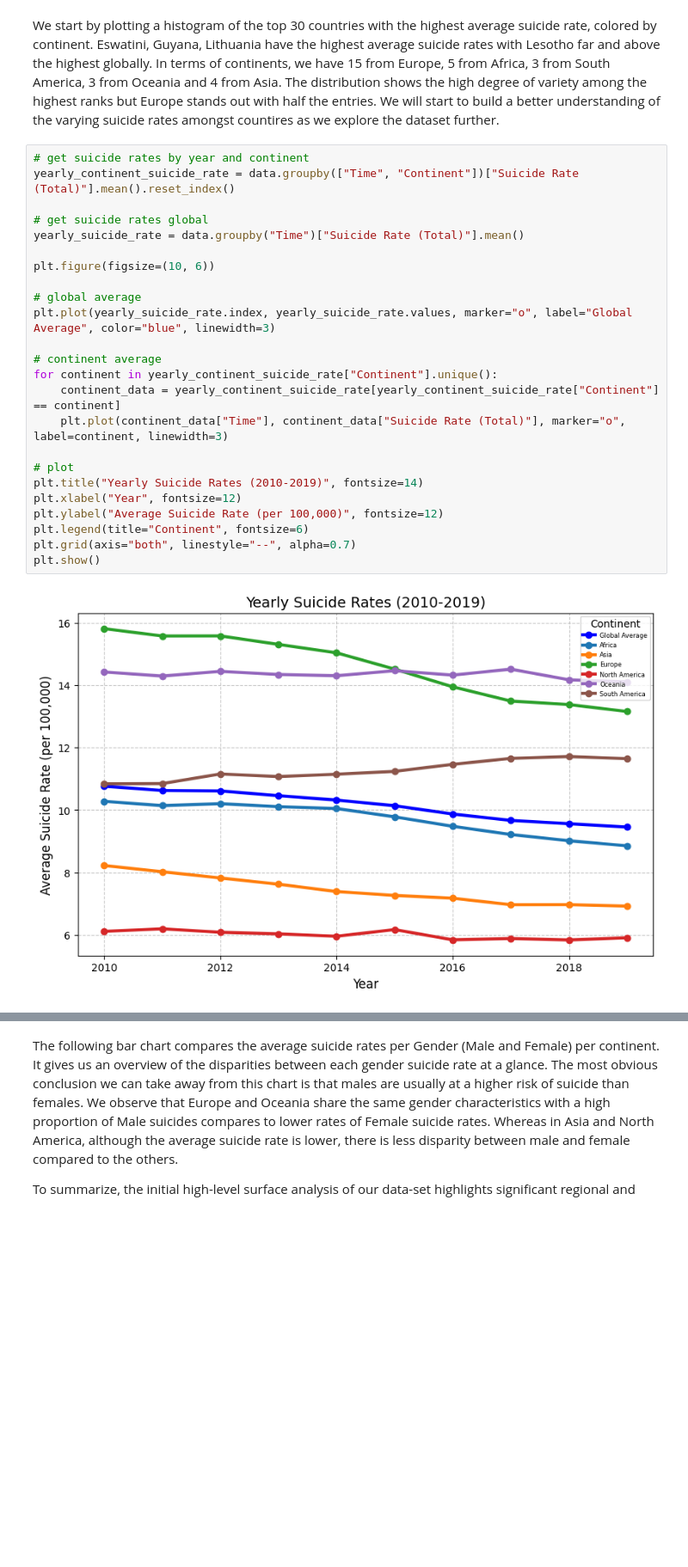
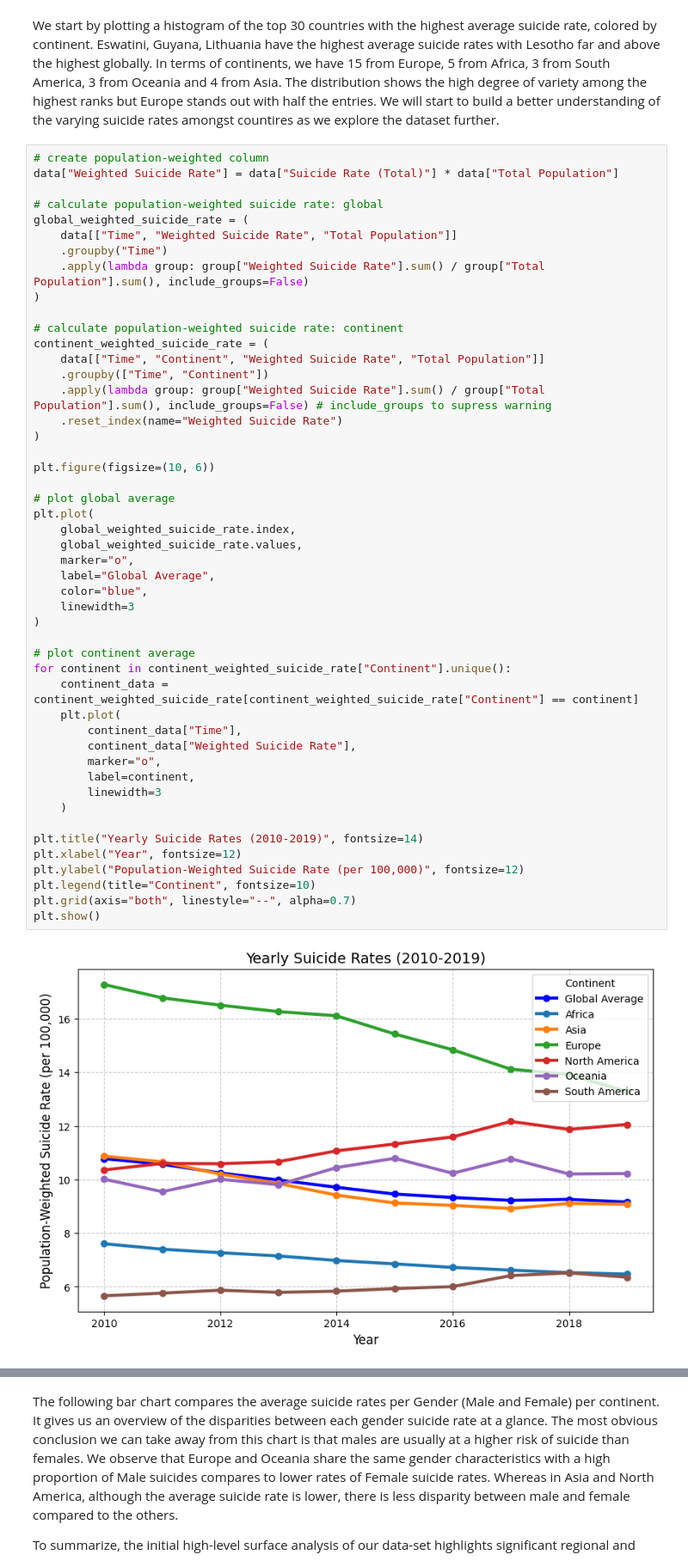
Before and after one commit to CU-F24-MDSSB-01-Concepts-Tools/FinalProject_7, a Jupyter notebook: report.ipynb, the cells around one changed output, grey strips where cells are left out. Shown at 86% size. Drawn from its saved outputs; the diff is of its cells as text; blank space fills up the shorter version.

```diff
--- a/report.ipynb
+++ b/report.ipynb
@@ -482,29 +482,53 @@ plt.show()
 # %% [markdown]
 We start by plotting a histogram of the top 30 countries with the highest average suicide rate, colored by continent. Eswatini, Guyana, Lithuania have the highest average suicide rates with Lesotho far and above the highest globally. In terms of continents, we have 15 from Europe, 5 from Africa, 3 from South America,  3 from Oceania and 4 from Asia. The distribution shows the high degree of variety among the highest ranks but Europe stands out with half the entries. We will start to build a better understanding of the varying suicide rates amongst countires as we explore the dataset further.
 # %%
-# get suicide rates by year and continent
-yearly_continent_suicide_rate = data.groupby(["Time", "Continent"])["Suicide Rate (Total)"].mean().reset_index()
+# create population-weighted column
+data["Weighted Suicide Rate"] = data["Suicide Rate (Total)"] * data["Total Population"]
 
-# get suicide rates global
-yearly_suicide_rate = data.groupby("Time")["Suicide Rate (Total)"].mean()
+# calculate population-weighted suicide rate: global
+global_weighted_suicide_rate = (
+    data[["Time", "Weighted Suicide Rate", "Total Population"]]
+    .groupby("Time")
+    .apply(lambda group: group["Weighted Suicide Rate"].sum() / group["Total Population"].sum(), include_groups=False)
+)
+
+# calculate population-weighted suicide rate: continent
+continent_weighted_suicide_rate = (
+    data[["Time", "Continent", "Weighted Suicide Rate", "Total Population"]]
+    .groupby(["Time", "Continent"])
+    .apply(lambda group: group["Weighted Suicide Rate"].sum() / group["Total Population"].sum(), include_groups=False) # include_groups to supress warning
+    .reset_index(name="Weighted Suicide Rate")
+)
 
 plt.figure(figsize=(10, 6))
 
-# global average
-plt.plot(yearly_suicide_rate.index, yearly_suicide_rate.values, marker="o", label="Global Average", color="blue", linewidth=3)
+# plot global average
+plt.plot(
+    global_weighted_suicide_rate.index,
+    global_weighted_suicide_rate.values,
+    marker="o",
+    label="Global Average",
+    color="blue",
+    linewidth=3
+)
 
-# continent average
-for continent in yearly_continent_suicide_rate["Continent"].unique():
-    continent_data = yearly_continent_suicide_rate[yearly_continent_suicide_rate["Continent"] == continent]
-    plt.plot(continent_data["Time"], continent_data["Suicide Rate (Total)"], marker="o", label=continent, linewidth=3)
+# plot continent average
+for continent in continent_weighted_suicide_rate["Continent"].unique():
+    continent_data = continent_weighted_suicide_rate[continent_weighted_suicide_rate["Continent"] == continent]
+    plt.plot(
+        continent_data["Time"],
+        continent_data["Weighted Suicide Rate"],
+        marker="o",
+        label=continent,
+        linewidth=3
+    )
 
-# plot
 plt.title("Yearly Suicide Rates (2010-2019)", fontsize=14)
 plt.xlabel("Year", fontsize=12)
-plt.ylabel("Average Suicide Rate (per 100,000)", fontsize=12)
-plt.legend(title="Continent", fontsize=6)
+plt.ylabel("Population-Weighted Suicide Rate (per 100,000)", fontsize=12)
+plt.legend(title="Continent", fontsize=10)
 plt.grid(axis="both", linestyle="--", alpha=0.7)
 plt.show()
 # %% [output]
-[figure, old version]
+[figure, new version]
 # %% [markdown]
```
Also changed, not shown: parts of 3 cells of this notebook.
